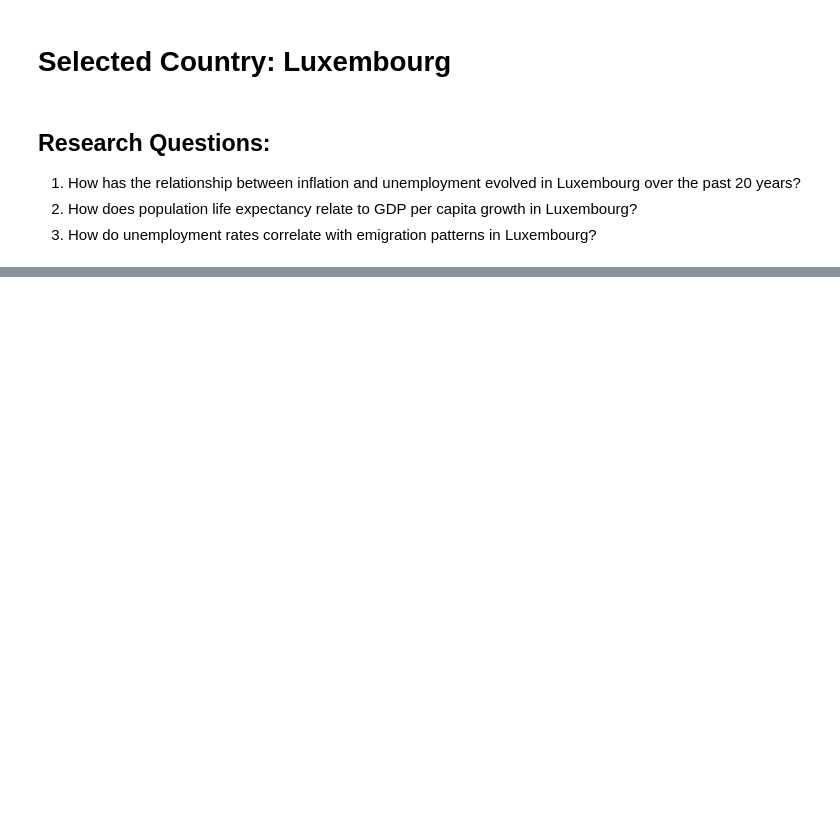
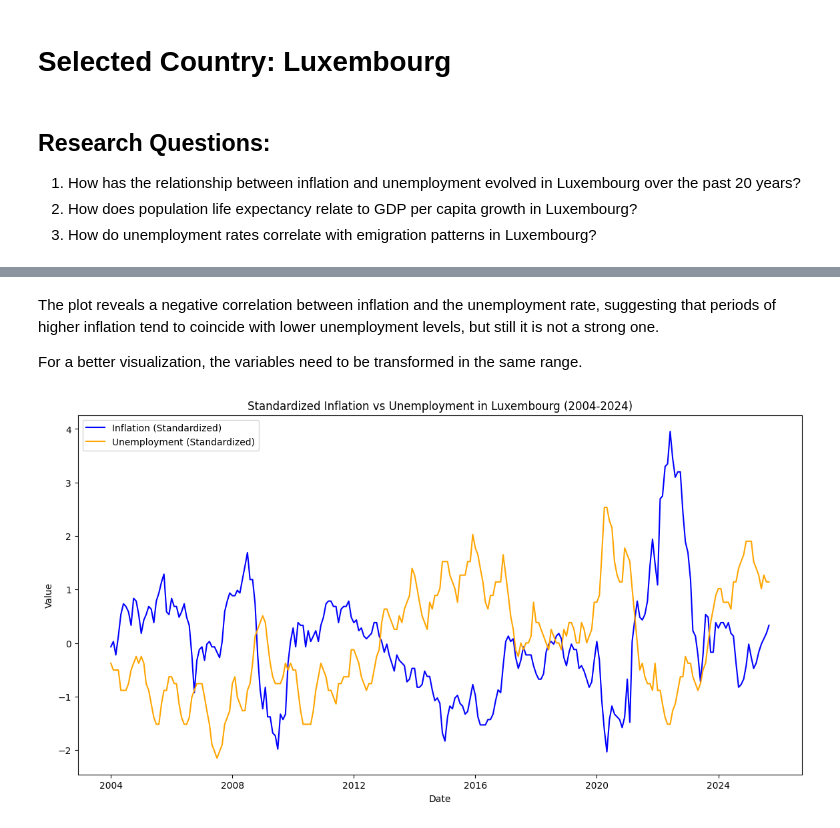
Before and after one commit to SexomQ/ExploratoryDataAnalysis, a Jupyter notebook: EuropeanDevelopmentIndicatorsAcquisition.ipynb, the cells around one changed output, grey strips where cells are left out. Saved outputs shown, nothing was run; the diff lists cells and outputs as text; code cells hidden in the pictures; blank space fills up the shorter version.

```diff
--- a/EuropeanDevelopmentIndicatorsAcquisition.ipynb
+++ b/EuropeanDevelopmentIndicatorsAcquisition.ipynb
@@ -99,0 +501,20 @@ Indicators are stored in .csv files in "data (indicators)" folder.
+# %% [markdown]
+The plot reveals a negative correlation between inflation and the unemployment rate, suggesting that periods of higher inflation tend to coincide with lower unemployment levels, but still it is not a strong one.
+
+For a better visualization, the variables need to be transformed in the same range.
+# %%
+# Normalize the variables for better visualization
+from sklearn.preprocessing import StandardScaler
+scaler = StandardScaler()
+question1[['inflation_scaled', 'unemployment_scaled']] = scaler.fit_transform(question1[['inflation', 'unemployment']])
+# Visualize the standardized relationship between inflation and unemployment over time
+plt.figure(figsize=(14, 7))
+plt.plot(question1['Date'], question1['inflation_scaled'], label='Inflation (Standardized)', color='blue')
+plt.plot(question1['Date'], question1['unemployment_scaled'], label='Unemployment (Standardized)', color='orange')
+plt.title('Standardized Inflation vs Unemployment in Luxembourg (2004-2024)')
+plt.xlabel('Date')
+plt.ylabel('Value')
+plt.legend()
+plt.show()
+# %% [output]
+[figure, added]
```
Also changed, not shown: parts of 23 cells of this notebook, 15 other files.
